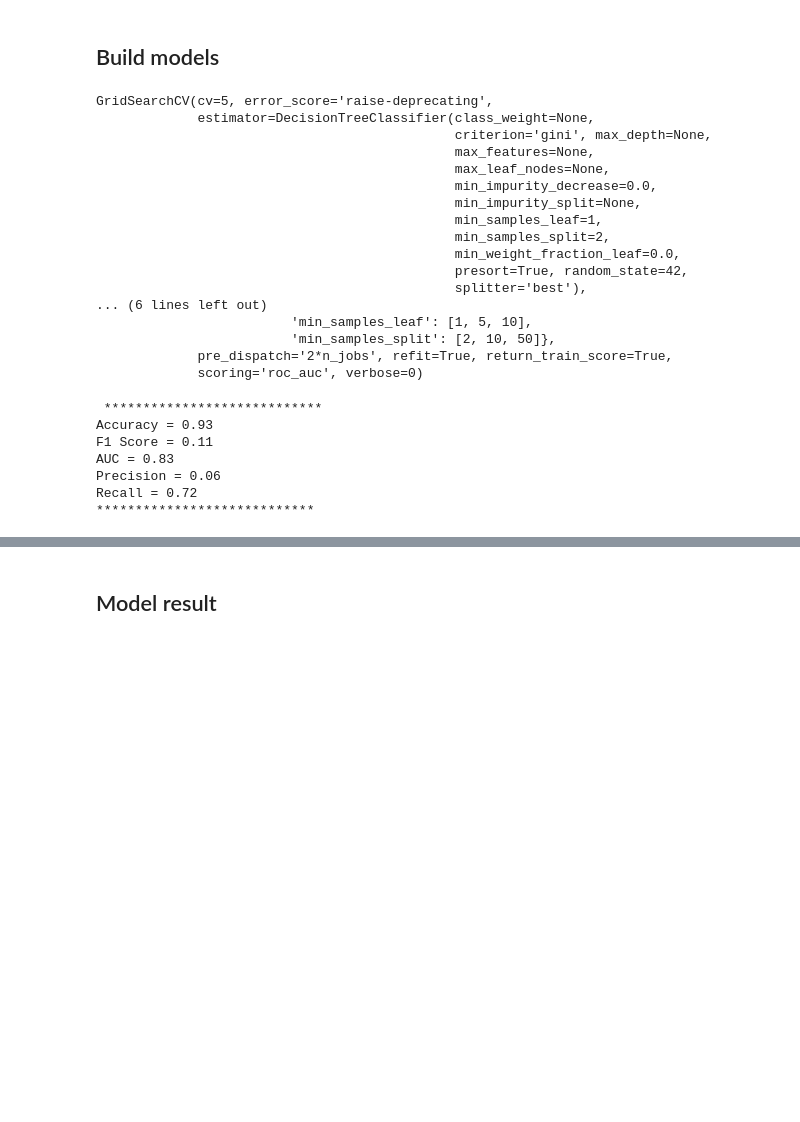
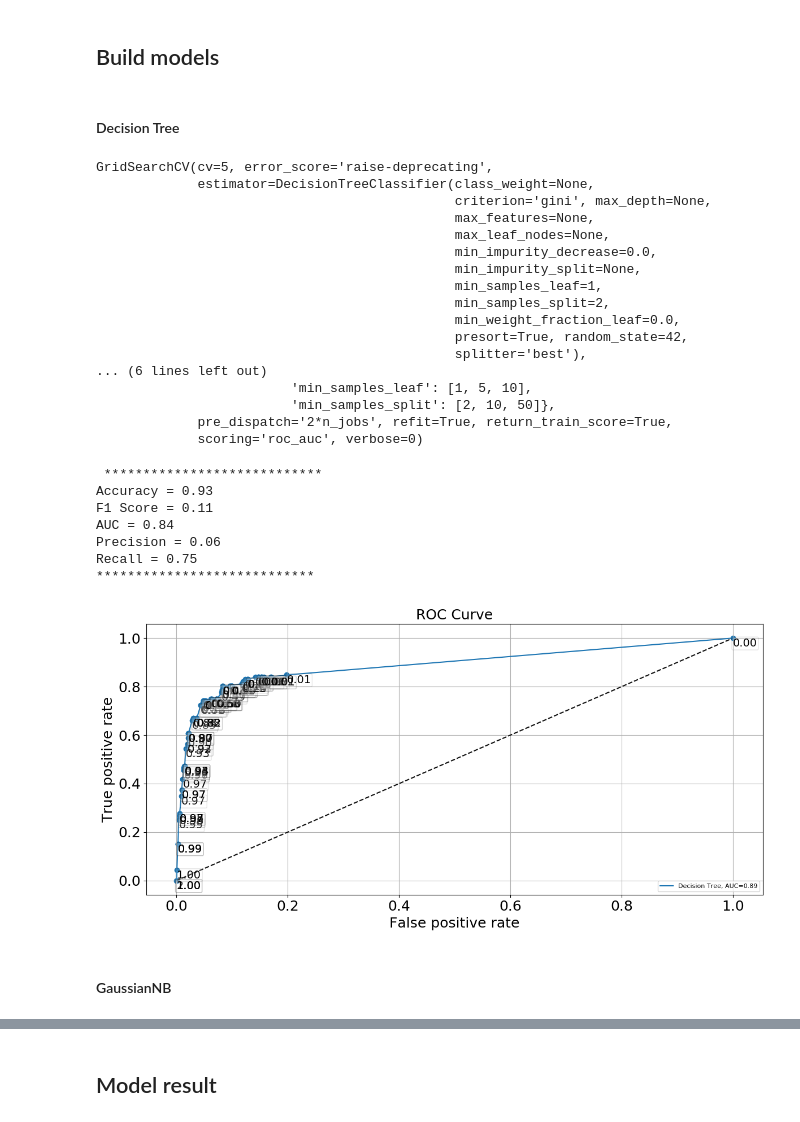
Before and after one commit to Michael-YongWang/MMA_Share, a Jupyter notebook: MMA_823_Assignment_2.ipynb, the cells around one changed output, grey strips where cells are left out. Cells and saved outputs as stored; diff of their text form; code cells hidden in the pictures; blank space fills up the shorter version.

```diff
--- a/MMA_823_Assignment_2.ipynb
+++ b/MMA_823_Assignment_2.ipynb
@@ -178,0 +178,7 @@ pd.DataFrame(BK_ratio_dict).sort_values('BK1_ratio_relative',ascending=False)
+# %%
+def create_surrogate(df_data):
+  data_frame=df_data.copy()
+  for i in list(data_frame.columns):
+    if sum(data_frame[i].isnull())>=1:
+      data_frame[i+'_surrogate']=np.where(pd.isnull(data_frame[i]),1,0)
+  return data_frame
@@ -178,0 +187,2 @@ pd.DataFrame(BK_ratio_dict).sort_values('BK1_ratio_relative',ascending=False)
+# %%
+df_with_surrogate=create_surrogate(df)
@@ -179,5 +191,5 @@ pd.DataFrame(BK_ratio_dict).sort_values('BK1_ratio_relative',ascending=False)
 # %%
-df_cleaned=df.fillna(0)
+df_cleaned=df_with_surrogate.fillna(0)
 # %%
 df_cleaned.head()
 df_cleaned.info()
@@ -211,8 +242,9 @@ memory usage: 10.6+ MB
 # %% [markdown]
 ## Scale data
 # %%
-features =list( df_cleaned.columns)[:-1]
-features_to_be_scaled=features[1:]
+features =list( df_cleaned.columns)
+features.remove('BK')
+features_to_be_scaled=features[1:15]
 
 X=df_cleaned[features]
 y=df_cleaned['BK']
@@ -265,6 +297,8 @@ sum(y_train)/len(y_train)
 0.5
 # %% [markdown]
 ## Build models
+# %% [markdown]
+#### Decision Tree
 # %%
 from sklearn.metrics import accuracy_score, cohen_kappa_score, f1_score, log_loss,roc_auc_score,precision_score,recall_score
 def score_list(predicion,y_test=y_test):
@@ -313,7 +347,7 @@ GridSearchCV(cv=5, error_score='raise-deprecating',
  ****************************
 Accuracy = 0.93
 F1 Score = 0.11
-AUC = 0.83
+AUC = 0.84
 Precision = 0.06
-Recall = 0.72
+Recall = 0.75
 ****************************
@@ -320,3 +426,14 @@ Recall = 0.72
+# %%
+plt.style.use('default');
+figure = plt.figure(figsize=(12, 6));
+ax = plt.subplot(1, 1, 1);
+plot_roc(cv_clf, X_test, y_test, "Decision Tree", ax)
+plt.legend(loc='lower right', fontsize=8);
+plt.tight_layout();
+# %% [output]
+[figure, added]
+# %% [markdown]
+#### GaussianNB
 # %%
 from sklearn.naive_bayes import GaussianNB
 
```
Also changed, not shown: parts of 19 cells of this notebook.
